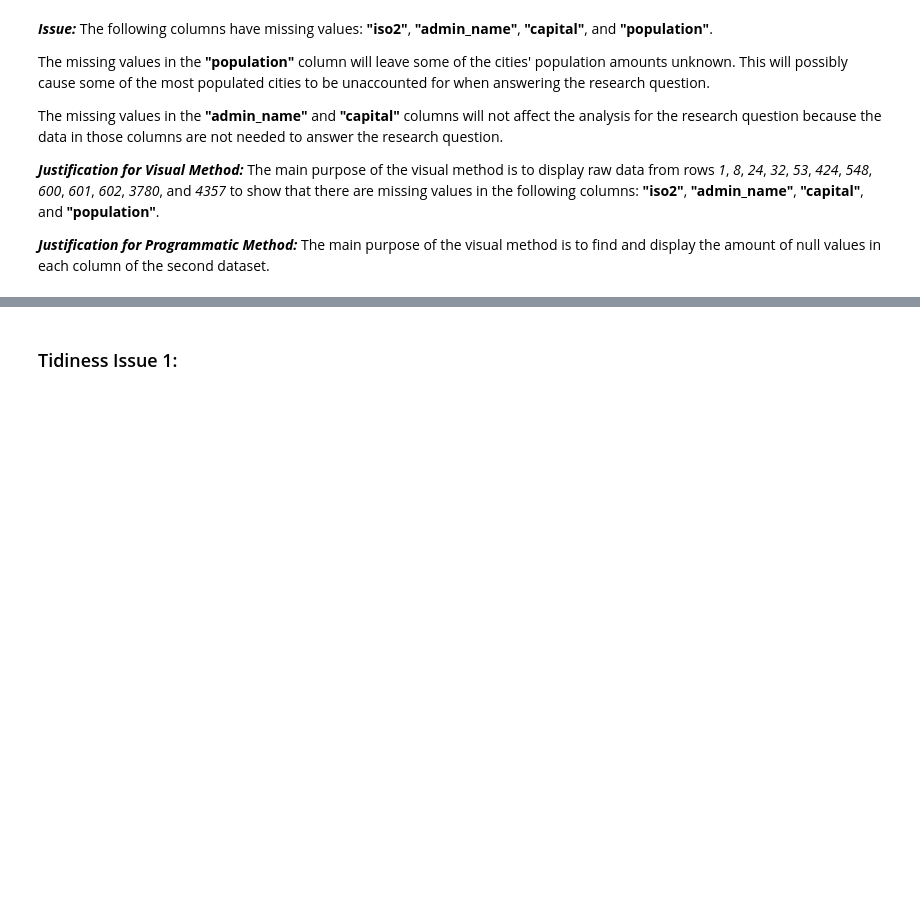
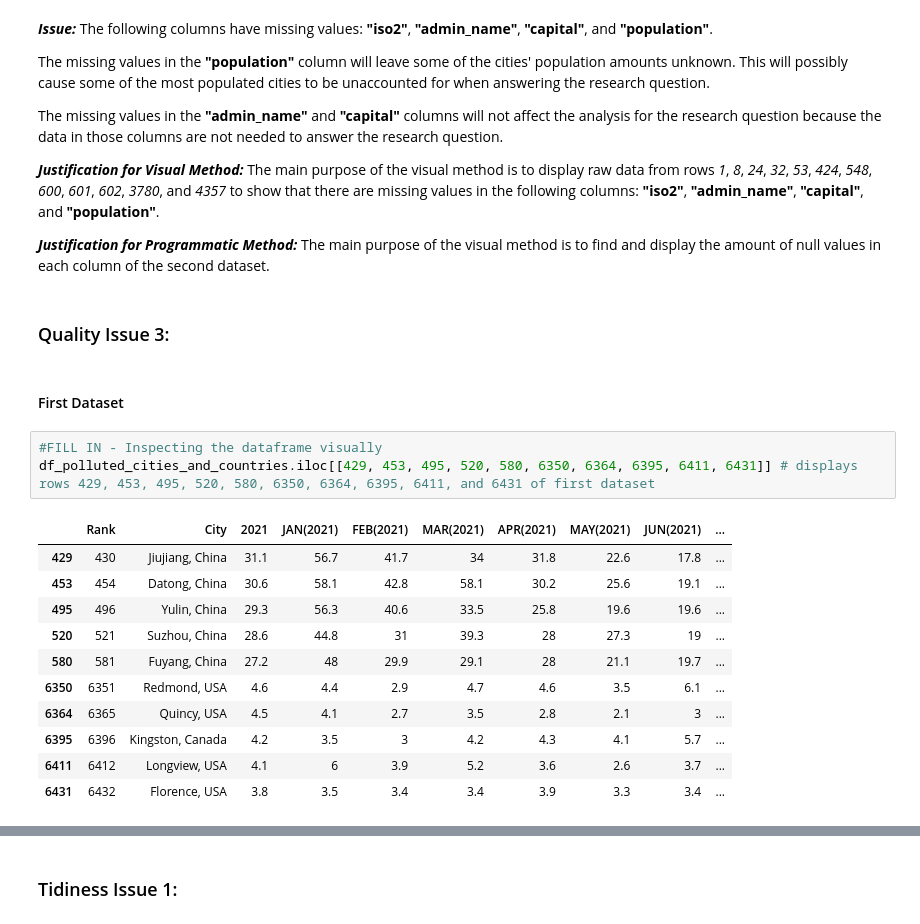
Before and after one commit to jwGitHub9860/Real_World_Data_Wrangling_with_Python, a Jupyter notebook: Data_Wrangling_Project_Starter.ipynb, the cells around one changed output, grey strips where cells are left out. Cells and saved outputs as stored; diff of their text form; blank space fills up the shorter version.

```diff
--- a/Data_Wrangling_Project_Starter.ipynb
+++ b/Data_Wrangling_Project_Starter.ipynb
@@ -301,3 +301,22 @@ The missing values in the **"admin_name"** and **"capital"** columns will not af
 **_Justification for Visual Method:_** The main purpose of the visual method is to display raw data from rows _1_, _8_, _24_, _32_, _53_, _424_, _548_, _600_, _601_, _602_, _3780_, and _4357_ to show that there are missing values in the following columns: **"iso2"**, **"admin_name"**, **"capital"**, and **"population"**.
 
 **_Justification for Programmatic Method:_** The main purpose of the visual method is to find and display the amount of null values in each column of the second dataset.
+# %% [markdown]
+### Quality Issue 3:
+# %% [markdown]
+#### First Dataset
+# %%
+#FILL IN - Inspecting the dataframe visually
+df_polluted_cities_and_countries.iloc[[429, 453, 495, 520, 580, 6350, 6364, 6395, 6411, 6431]] # displays rows 429, 453, 495, 520, 580, 6350, 6364, 6395, 6411, and 6431 of first dataset
+# %% [output]
+|  | Rank | City | 2021 | JAN(2021) | FEB(2021) | MAR(2021) | APR(2021) | MAY(2021) | JUN(2021) | ... |
+| 429 | 430 | Jiujiang, China | 31.1 | 56.7 | 41.7 | 34 | 31.8 | 22.6 | 17.8 | ... |
+| 453 | 454 | Datong, China | 30.6 | 58.1 | 42.8 | 58.1 | 30.2 | 25.6 | 19.1 | ... |
+| 495 | 496 | Yulin, China | 29.3 | 56.3 | 40.6 | 33.5 | 25.8 | 19.6 | 19.6 | ... |
+| 520 | 521 | Suzhou, China | 28.6 | 44.8 | 31 | 39.3 | 28 | 27.3 | 19 | ... |
+| 580 | 581 | Fuyang, China | 27.2 | 48 | 29.9 | 29.1 | 28 | 21.1 | 19.7 | ... |
+| 6350 | 6351 | Redmond, USA | 4.6 | 4.4 | 2.9 | 4.7 | 4.6 | 3.5 | 6.1 | ... |
+| 6364 | 6365 | Quincy, USA | 4.5 | 4.1 | 2.7 | 3.5 | 2.8 | 2.1 | 3 | ... |
+| 6395 | 6396 | Kingston, Canada | 4.2 | 3.5 | 3 | 4.2 | 4.3 | 4.1 | 5.7 | ... |
+| 6411 | 6412 | Longview, USA | 4.1 | 6 | 3.9 | 5.2 | 3.6 | 2.6 | 3.7 | ... |
+| 6431 | 6432 | Florence, USA | 3.8 | 3.5 | 3.4 | 3.4 | 3.9 | 3.3 | 3.4 | ... |
```
Also changed, not shown: parts of 2 cells of this notebook.
